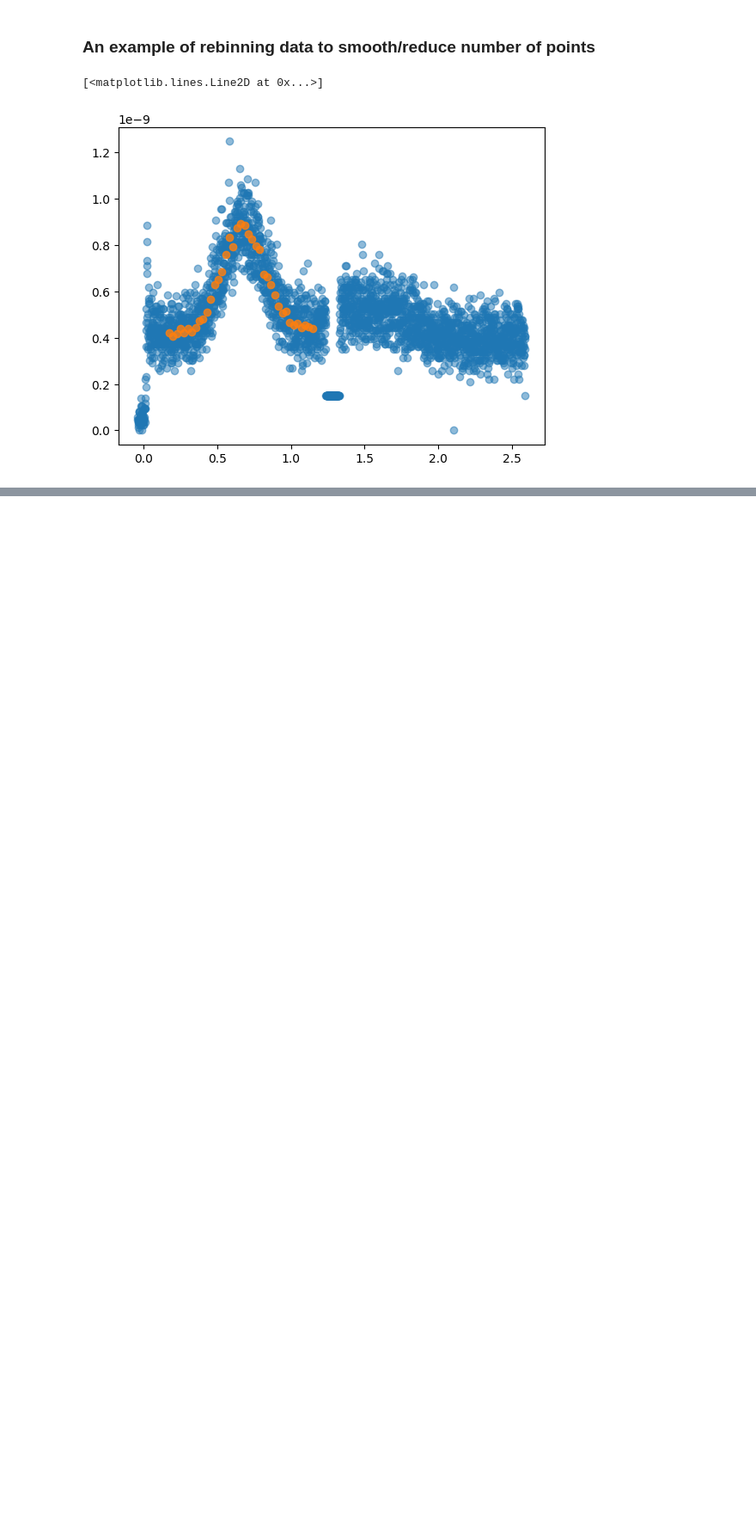
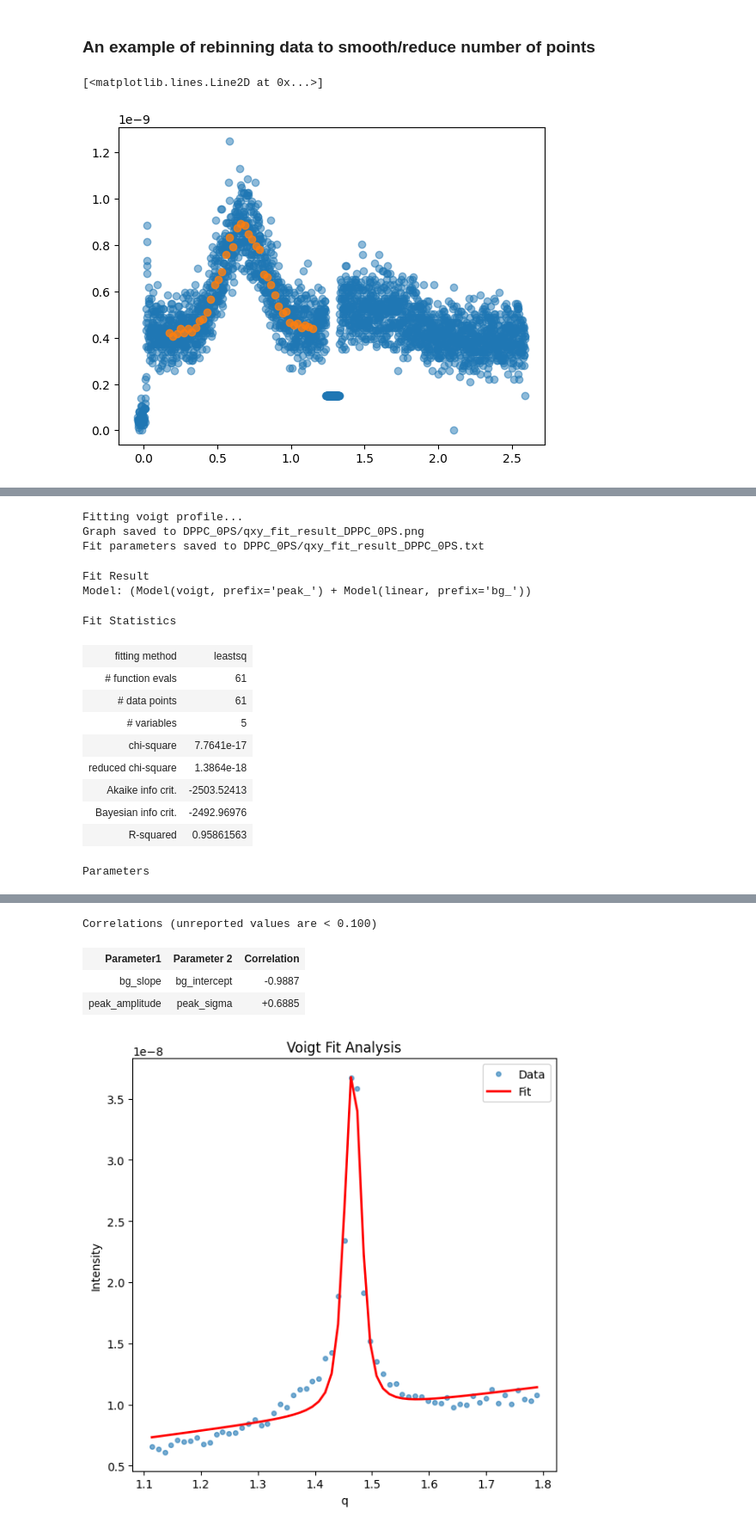
Before and after one commit to chelberserker/GID_ID10, a Jupyter notebook: GID_ls3582.ipynb, the cells around one changed output, grey strips where cells are left out. Shown at 86% size. Cells and saved outputs as stored; diff of their text form; code cells hidden in the pictures; blank space fills up the shorter version.

```diff
--- a/GID_ls3582.ipynb
+++ b/GID_ls3582.ipynb
@@ -73,0 +110,19 @@ plt.plot(x_fit, fit_func(x_fit, *popt), 'r-')
+# %%
+gid.analyze_peak(*gid.get_qxy_cut(0, 0.3), filename_prefix='qxy_fit_result', save=True)
+# %% [output]
+Fitting voigt profile...
+Graph saved to DPPC_0PS/qxy_fit_result_DPPC_0PS.png
+Fit parameters saved to DPPC_0PS/qxy_fit_result_DPPC_0PS.txt
+Fit Result
+Model: (Model(voigt, prefix='peak_') + Model(linear, prefix='bg_'))
+Fit Statistics
+| fitting method | leastsq |
+| # function evals | 61 |
+| # data points | 61 |
+| # variables | 5 |
+| chi-square | 7.7641e-17 |
+| reduced chi-square | 1.3864e-18 |
+| Akaike info crit. | -2503.52413 |
+| Bayesian info crit. | -2492.96976 |
+| R-squared | 0.95861563 |
+Parameters
@@ -73,0 +138,5 @@ plt.plot(x_fit, fit_func(x_fit, *popt), 'r-')
+Correlations (unreported values are < 0.100)
+| Parameter1 | Parameter 2 | Correlation |
+| bg_slope | bg_intercept | -0.9887 |
+| peak_amplitude | peak_sigma | +0.6885 |
+[figure, added]
```
Also changed, not shown: parts of 7 cells of this notebook, 1 other file.
